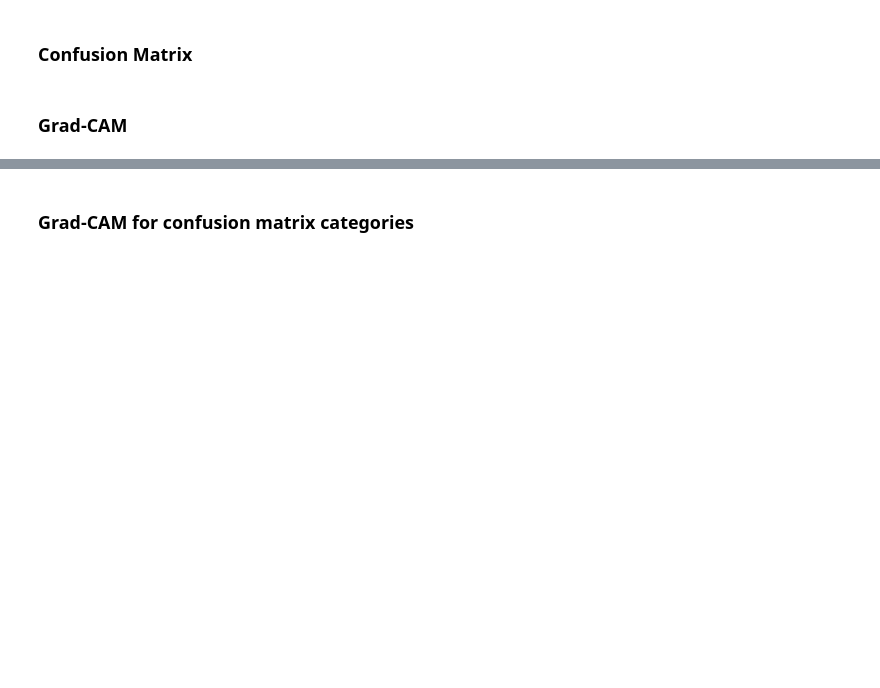
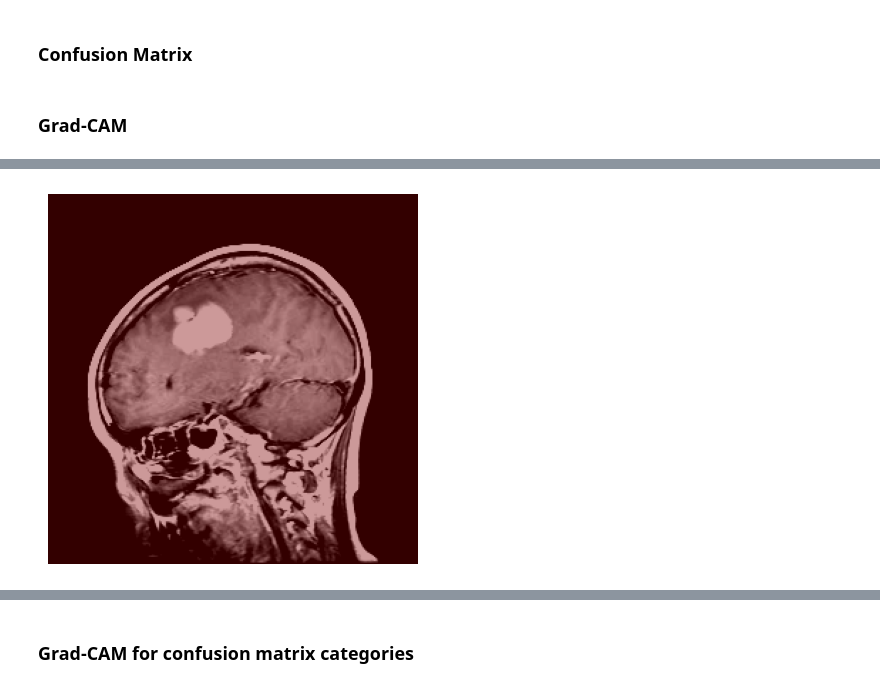
Before and after one commit to Jeremy-Duval-PhD/Brain_Tumor_MRI_Dataset, a Jupyter notebook: notebooks/Modeling.ipynb, the cells around one changed output, grey strips where cells are left out. Drawn from its saved outputs; the diff is of its cells as text; code cells hidden in the pictures; blank space fills up the shorter version.

Commit message:
WIP: grad-cam : first test with proxy identity layer -> img always same

```diff
--- a/notebooks/Modeling.ipynb
+++ b/notebooks/Modeling.ipynb
@@ -178,8 +157,9 @@ def shared_head_part(inputs, backbone):
     x = get_model_data_augmentation(inputs)
     # Backbone - force into inference
     x = backbone(x, training=False)
-    #x = backbone(x)
 
+    # Copy backbone output exactly via Lambda (no trainable params)
+    x = layers.Lambda(lambda t: t, name='Top_Conv_Layer')(x)
     # Shared head
     x = layers.GlobalAveragePooling2D()(x)
     x = layers.Dense(512, use_bias=False)(x)
@@ -623,7 +559,7 @@ model.load_weights(BEST_HEAD_DIR + "/brain_tumor_heads.weights.h5")
 
 print("✅ Model reconstructed + weights loaded")
 # %%
-model = compile_model(model, masked_sparse_cce)
+model, _, _ = compile_model(model, masked_sparse_cce)
 model.evaluate(val_ds)
 # %% [markdown]
 ## Head control and explicability
@@ -695,5 +732,30 @@ def overlay_heatmap(image, heatmap, alpha=0.4):
+# %%
+def get_grad_cam_overlay_img(model, tensor_img, head_name='tumor_presence'):
+    model.training = False
+    gradcam_model = build_gradcam_model(model, head_name)
+
+    # Ensure batch dimension
+    if len(tensor_img.shape) == 3:
+        tensor_img = tf.expand_dims(tensor_img, 0)
+
+    image_tensor = tf.cast(tensor_img, tf.float32)
+    image_tensor = tf.Variable(image_tensor)  # watch for gradients
+
+    heatmap = compute_gradcam_proxy(
+        gradcam_model,
+        image_tensor,
+        target_head_name=head_name
+    )
+
+    orig_img = image_tensor[0].numpy()
+    overlay = overlay_gradcam(orig_img, heatmap)
+
+    plt.imshow(overlay)
+    plt.axis("off")
+    plt.show()
 # %%
-idx = 1092
+idx = 192
+#idx = 1092
 count = 0
 
 for x_batch, y_batch in val_ds:
@@ -704,3 +766,6 @@ for x_batch, y_batch in val_ds:
         count += 1
 
 #test_img = next(iter(val_ds))[0][0:1]
+# %%
+get_grad_cam_overlay_img(model, test_img, head_name='tumor_presence')
+# %% [output]
@@ -706,0 +774 @@ for x_batch, y_batch in val_ds:
+[figure, added]
```
Also changed, not shown: parts of 21 cells of this notebook, 3 other files.
